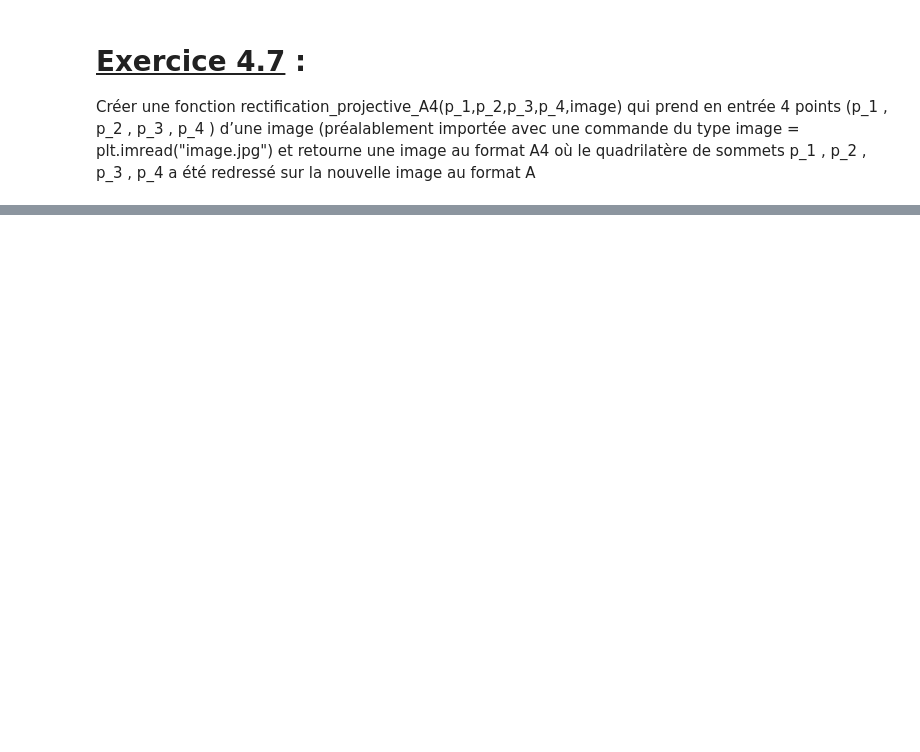
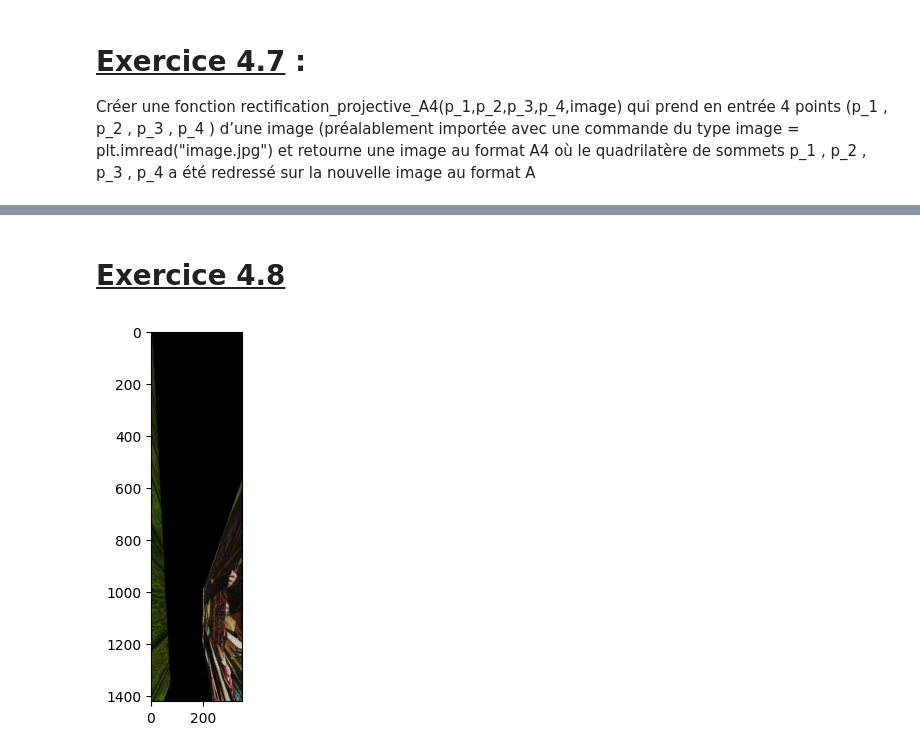
Before and after one commit to LoKiseRaven/Cours, a Jupyter notebook: Maths3D/TP2/TP2.ipynb, the cells around one changed output, grey strips where cells are left out. Drawn from its saved outputs; the diff is of its cells as text; code cells hidden in the pictures; blank space fills up the shorter version.

```diff
--- a/Maths3D/TP2/TP2.ipynb
+++ b/Maths3D/TP2/TP2.ipynb
@@ -159,0 +174,22 @@ rectification_projective_A4(p1, p2, p3, p4)
+# %% [markdown]
+# <u>Exercice 4.8</u>
+# %%
+def anamorphose(p_1, p_2, p_3, p_4, image):
+    nouvelle_image = np.zeros((1420, 350, 3), dtype=np.uint8)
+
+    P = matrice_passage(p_1, p_2, p_3, p_4, [0, 0], [0, 1419], [349, 0], [349, 1419])
+
+    for i in range(1420):
+        for j in range(350):
+            x, y = g(j, i, np.linalg.inv(P))
+            if 0 <= x < image.shape[1] and 0 <= y < image.shape[0]:
+                nouvelle_image[i, j] = image[int(y), int(x)]
+
+    return nouvelle_image
+
+image_embassadeurs = plt.imread("ambassadeurs.jpg")
+image_anamorphose = anamorphose([5,5], [947,77], [1413,342], [469,268], image_embassadeurs)
+plt.imshow(image_anamorphose)
+plt.show()
+# %% [output]
+[figure, added]
```
Also changed, not shown: parts of 6 cells of this notebook.
